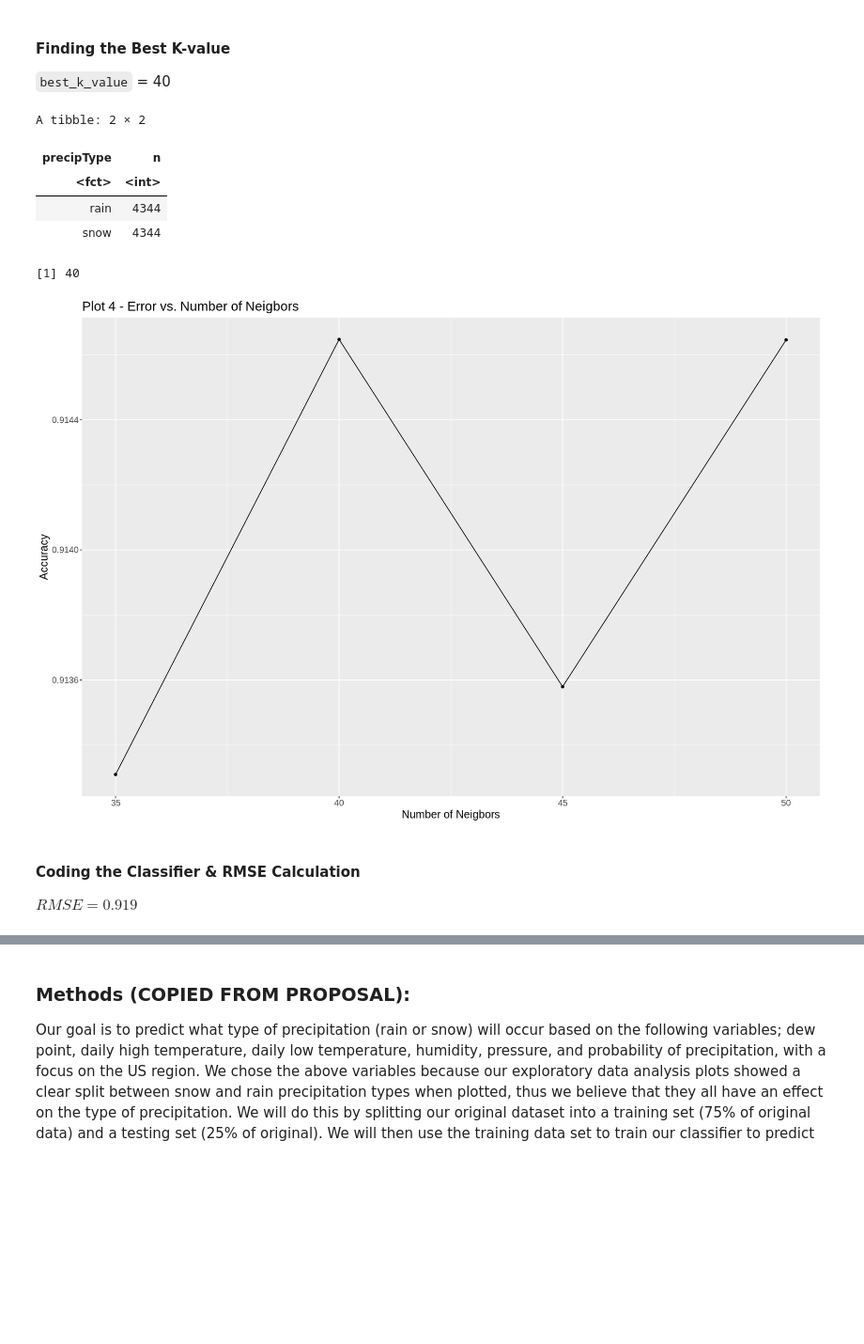
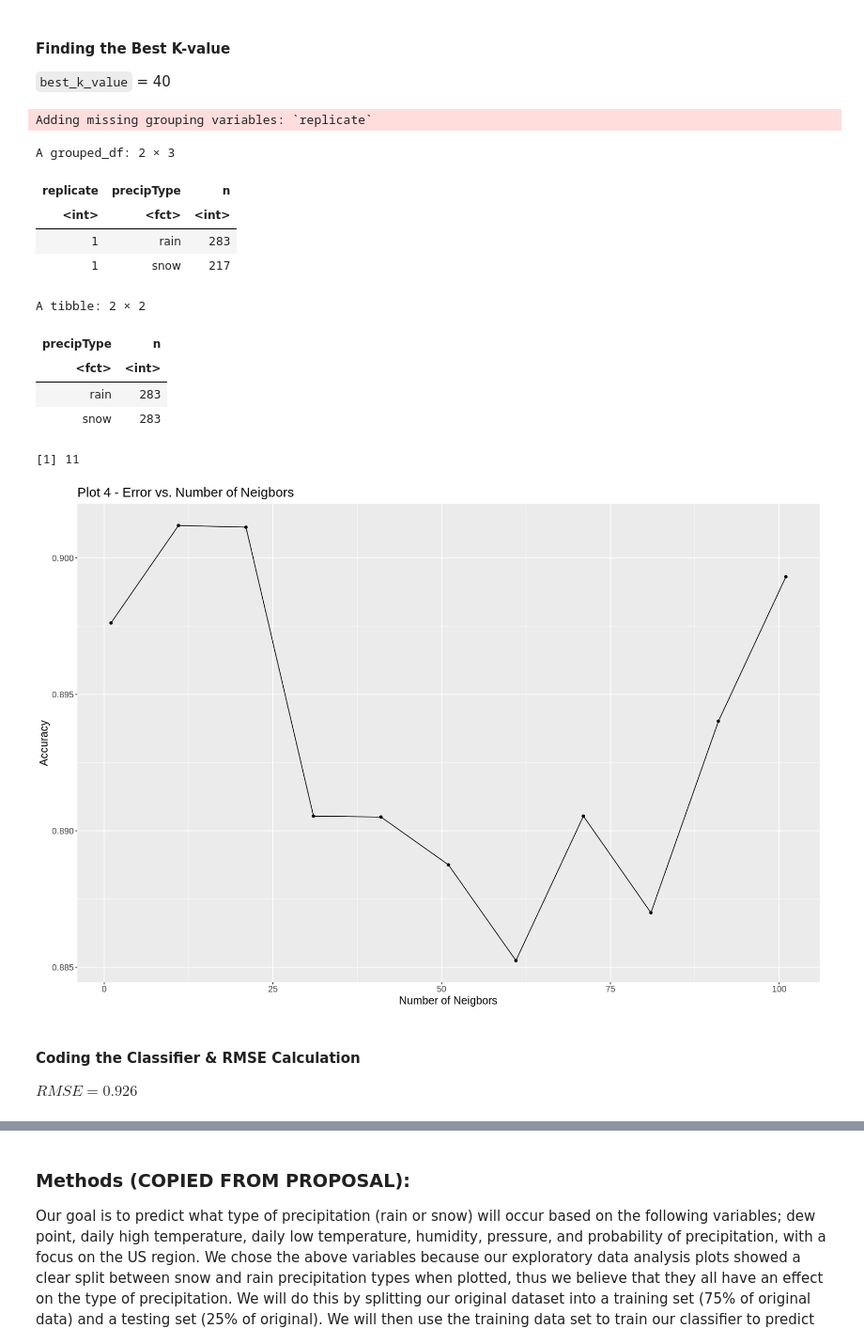
Before and after one commit to codingonapotato/dsci100_group_project_S2022, a Jupyter notebook: Final Project Report.ipynb, the cells around one changed output, grey strips where cells are left out. Shown at 94% size. Drawn from its saved outputs; the diff is of its cells as text; code cells hidden in the pictures; blank space fills up the shorter version.

```diff
--- a/Final Project Report.ipynb
+++ b/Final Project Report.ipynb
@@ -127,16 +171,22 @@ We then split our original dataset into a training set (50% of original data) an
 # %%
 set.seed(2022)
 
-weather_split <- weather_data %>%
+weather_split <- upsampled_weather_data %>%
                 initial_split(prop = 0.6, strata = precipType) #!!! Not actually 50% here so either above markdown needs to be edited or code needs to be
 
 weather_training <- training(weather_split) #training dataset
 
 weather_testing <- testing(weather_split) #testing dataset
 
-data_proportions <-  tibble(proportion_of_total_in_training = (nrow(weather_training)/nrow(weather_data))) %>%
-                        mutate(proportion_of_total_in_testing = (nrow(weather_testing)/nrow(weather_data)))
+data_proportions <-  tibble(proportion_of_total_in_training = (nrow(weather_training)/nrow(upsampled_weather_data))) %>%
+                        mutate(proportion_of_total_in_testing = (nrow(weather_testing)/nrow(upsampled_weather_data)))
 data_proportions # To formally show the percentage of the tidy dataset that went into the training and testing datasets
+
+precipType_props <- weather_training %>%
+    group_by(precipType) %>%
+    summarize(n = n()) %>%
+    mutate(prop = n/nrow(weather_training))
+precipType_props # Just to confirm whether labels are still upsampled after splitting data into training and testing sets
 # %% [output]
 A tibble: 1 × 2
 | proportion_of_total_in_training | proportion_of_total_in_testing |
@@ -207,73 +260,83 @@ TableGrob (2 x 2) "arrange": 3 grobs
 #### Finding the Best K-value
 
 `best_k_value` = 40
-# %%
-weather_recipe <- recipe(precipType ~ dewPoint + temperatureLow + temperatureHigh, data = weather_data) %>%
-    step_upsample(precipType, over_ratio = 1, skip = FALSE) %>%
-    step_scale(all_predictors()) %>%
-    step_center(all_predictors())
-
-upsampled_weather_data <- weather_recipe %>%
-                            prep() %>%
-                            bake(weather_data)
-
-class_count_upsampled <- upsampled_weather_data %>%
-                            select(precipType) %>%
-                            count(precipType)
-class_count_upsampled # Formally shows whether labels got upsampled successfully (looks like a yes to me!)
-# %% [output]
-A tibble: 2 × 2
-| precipType | n |
-| <fct> | <int> |
-| rain | 4344 |
-| snow | 4344 |
 # %%
 #---------------> DONT RUN THIS CELL CAUSE IT TAKES ALMOST A MINUTE TO RUN <--------------------
 set.seed(2022)
 
 #!!! Removed the weather_recipe from here moved it up to the above cell for testing purposes uhhh feel free to move it back or keep it in a new cell
-weather_recipe2 <- recipe(precipType ~ dewPoint + temperatureLow + temperatureHigh, data = weather_training) %>%
+weather_train_sample <- rep_sample_n(weather_training, size = 500)
+
+class_count_sample <- weather_train_sample %>%
+                            select(precipType) %>%
+                            count(precipType)
+class_count_sample # Based on this table, we see that the proportion of precipType is not kept at a perfect 50-50 after taking a random sample
+
+weather_recipe2 <- recipe(precipType ~ dewPoint + temperatureLow + temperatureHigh, data = weather_train_sample) %>%
     step_scale(all_predictors()) %>%
     step_center(all_predictors())
+
+weather_recipe3 <- recipe(precipType ~ dewPoint + temperatureLow + temperatureHigh, data = weather_train_sample) %>%
+    step_upsample(precipType, over_ratio = 1, skip = FALSE)
+
+upsampled_weather_sample <- weather_recipe3 %>%
+                            prep() %>%
+                            bake(weather_train_sample)
+
+class_count_upscaled_sample <- upsampled_weather_sample %>%
+                            select(precipType) %>%
+                            count(precipType)
+class_count_upscaled_sample
 
 knn_tune <- nearest_neighbor(weight_func = "rectangular", neighbors = tune()) %>%
     set_engine('kknn') %>%
     set_mode('classification')
 
-weather_vfold <- vfold_cv(weather_training, v = 5, strata = precipType)
+weather_vfold <- vfold_cv(upsampled_weather_sample, v = 5, strata = precipType)
 
-k_vals1 <- tibble(neighbors = seq(from = 35, to = 50, by = 5))
+k_vals <- tibble(neighbors = seq(from = 1, to = 110, by = 10))
 
 number_of_neighbors_stats <- workflow() %>%
     add_recipe(weather_recipe2) %>%
     add_model(knn_tune) %>%
-    tune_grid(resamples = weather_vfold, grid = k_vals1) %>%
+    tune_grid(resamples = weather_vfold, grid = k_vals) %>%
     collect_metrics() %>%
     filter(.metric == "accuracy")
 
 options(repr.plot.width = 15, repr.plot.height = 10)
 number_of_neighbors_plot <- ggplot(number_of_neighbors_stats, aes(x = neighbors, y = mean)) +
     geom_point() +
     geom_line() +
     labs(x = "Number of Neigbors", y = "Accuracy",
         title = "Plot 4 - Error vs. Number of Neigbors") +
     theme(text = element_text(size = 15))
 
 number_of_neighbors_plot
 
 best_k_value <- number_of_neighbors_stats %>%
     arrange(by = desc(mean)) %>%
     slice(1) %>%
     select(neighbors) %>%
     pull()
 best_k_value
 # %% [output]
-[1] 40
+Adding missing grouping variables: `replicate`
+A grouped_df: 2 × 3
+| replicate | precipType | n |
+| <int> | <fct> | <int> |
+| 1 | rain | 283 |
+| 1 | snow | 217 |
+A tibble: 2 × 2
+| precipType | n |
+| <fct> | <int> |
+| rain | 283 |
+| snow | 283 |
+[1] 11
-[figure, old version]
+[figure, new version]
 # %% [markdown]
 #### Coding the Classifier & RMSE Calculation
 
-$RMSE = 0.919$
+$RMSE = 0.926$
 # %%
 knn_spec <- nearest_neighbor(weight_func = "rectangular", neighbors = best_k_value) %>%
     set_engine('kknn') %>%
```
Also changed, not shown: parts of 5 cells of this notebook.
